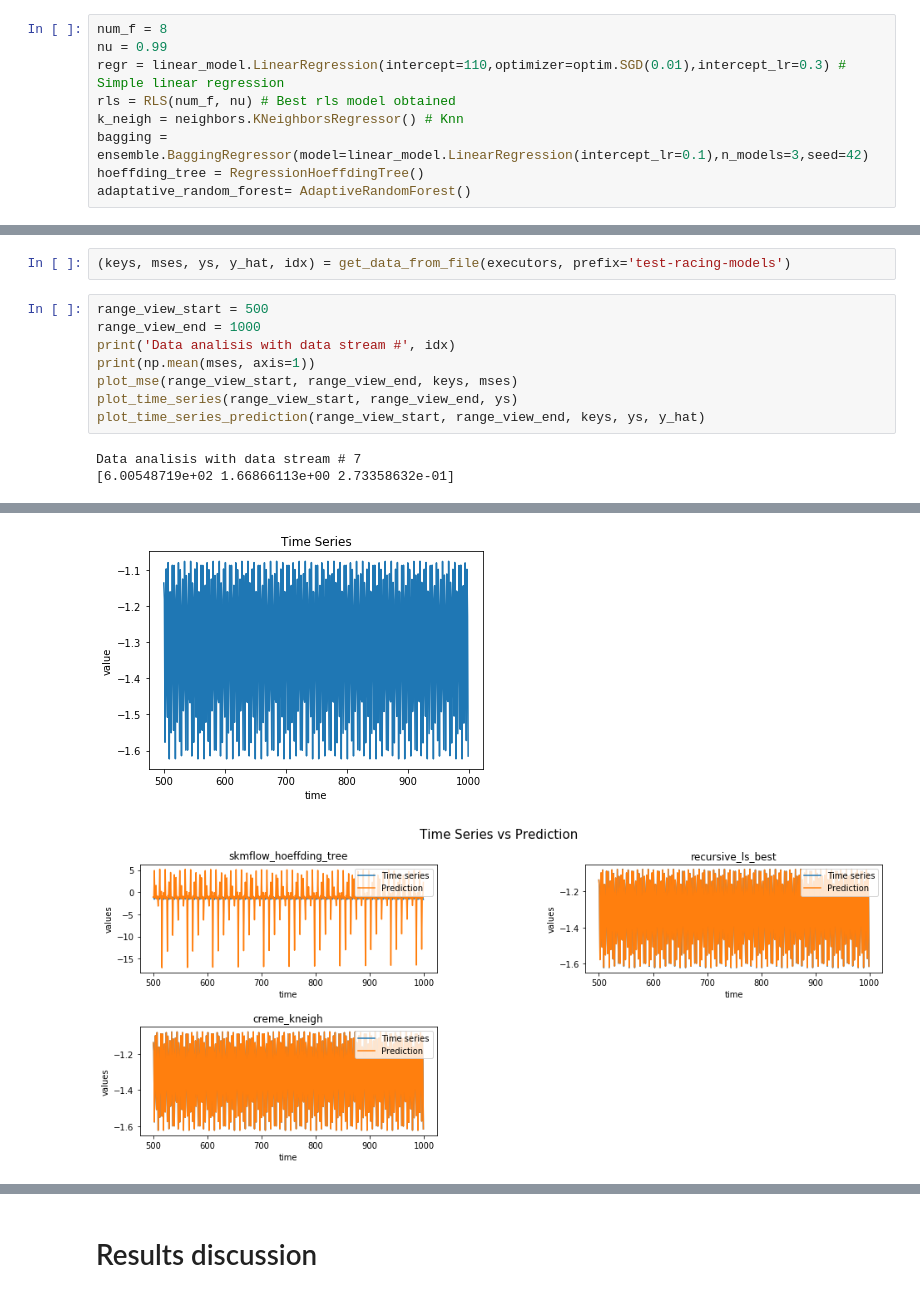
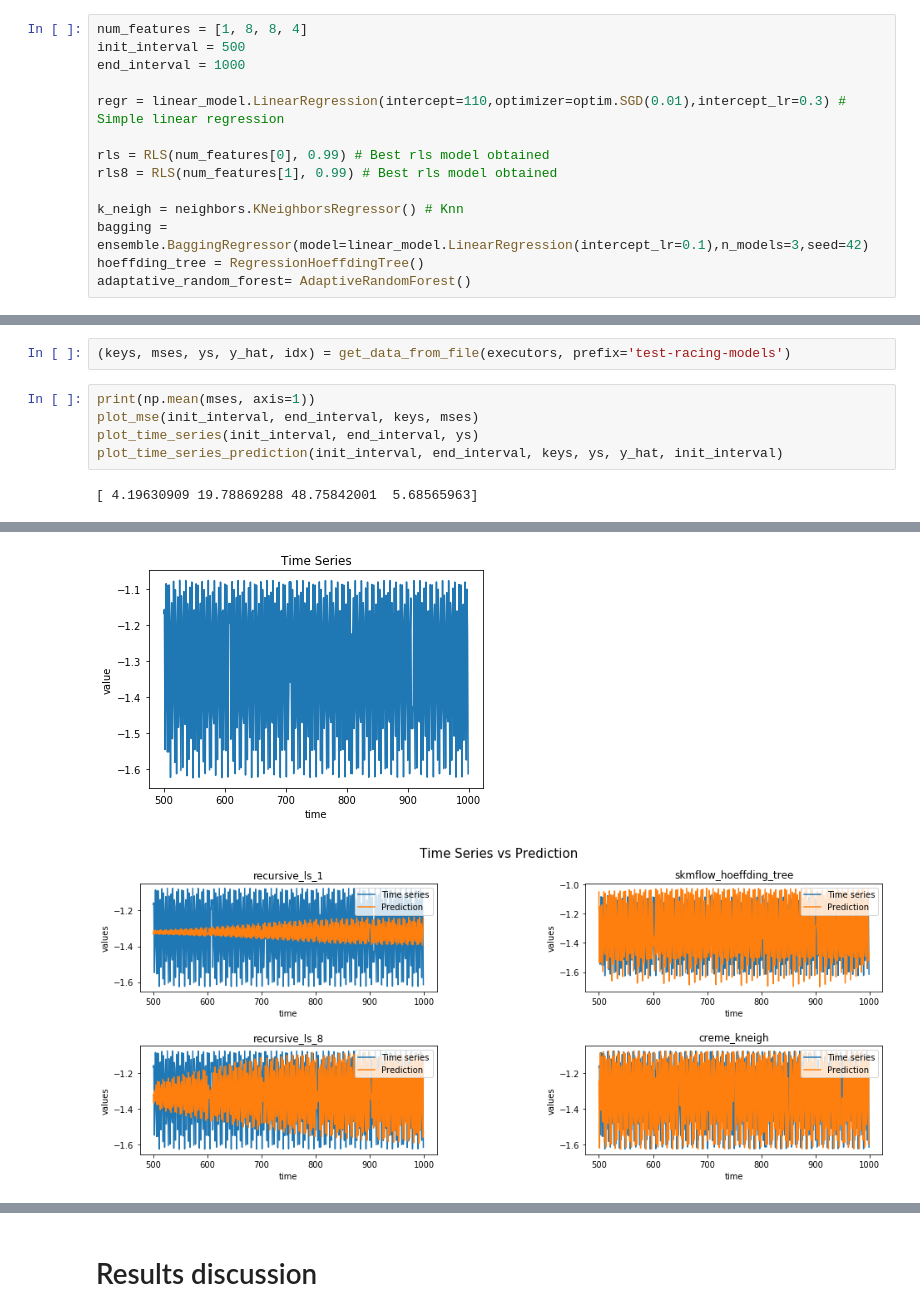
Before and after one commit to joangerard/time-series-predictor, a Jupyter notebook: src/consumer.ipynb, the cells around one changed output, grey strips where cells are left out. Cells and saved outputs as stored; diff of their text form.

```diff
--- a/src/consumer.ipynb
+++ b/src/consumer.ipynb
@@ -716,10 +702,15 @@ def update_function_race(new_values, state):
     else:
         return state
 # %%
-num_f = 8
-nu = 0.99
+num_features = [1, 8, 8, 4]
+init_interval = 500
+end_interval = 1000
+
 regr = linear_model.LinearRegression(intercept=110,optimizer=optim.SGD(0.01),intercept_lr=0.3) # Simple linear regression
-rls = RLS(num_f, nu) # Best rls model obtained
+
+rls = RLS(num_features[0], 0.99) # Best rls model obtained
+rls8 = RLS(num_features[1], 0.99) # Best rls model obtained
+
 k_neigh = neighbors.KNeighborsRegressor() # Knn
 bagging = ensemble.BaggingRegressor(model=linear_model.LinearRegression(intercept_lr=0.1),n_models=3,seed=42)
 hoeffding_tree = RegressionHoeffdingTree()
@@ -744,13 +737,9 @@ ssc.stop(stopSparkContext=False,stopGraceFully=False)
 # %%
 (keys, mses, ys, y_hat, idx) = get_data_from_file(executors, prefix='test-racing-models')
 # %%
-range_view_start = 500
-range_view_end = 1000
-print('Data analisis with data stream #', idx)
 print(np.mean(mses, axis=1))
-plot_mse(range_view_start, range_view_end, keys, mses)
-plot_time_series(range_view_start, range_view_end, ys)
-plot_time_series_prediction(range_view_start, range_view_end, keys, ys, y_hat)
+plot_mse(init_interval, end_interval, keys, mses)
+plot_time_series(init_interval, end_interval, ys)
+plot_time_series_prediction(init_interval, end_interval, keys, ys, y_hat, init_interval)
 # %% [output]
-Data analisis with data stream # 7
-[6.00548719e+02 1.66866113e+00 2.73358632e-01]
+[ 4.19630909 19.78869288 48.75842001  5.68565963]
@@ -758,3 +747,3 @@ Data analisis with data stream # 7
-[figure, old version]
+[figure, new version]
-[figure, old version]
+[figure, new version]
 # %%
```
Also changed, not shown: parts of 17 cells of this notebook, 2 other files.
